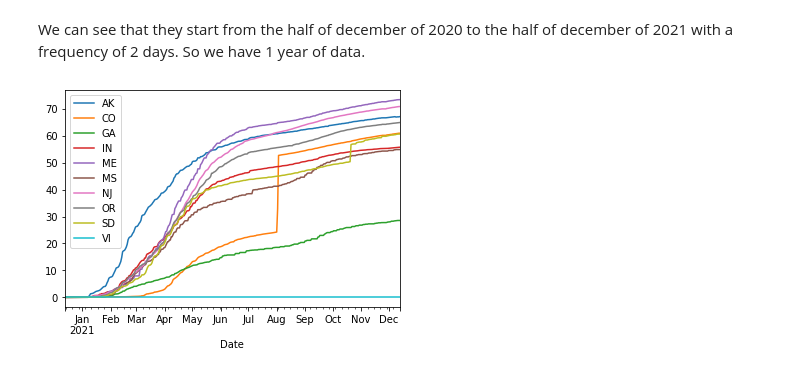
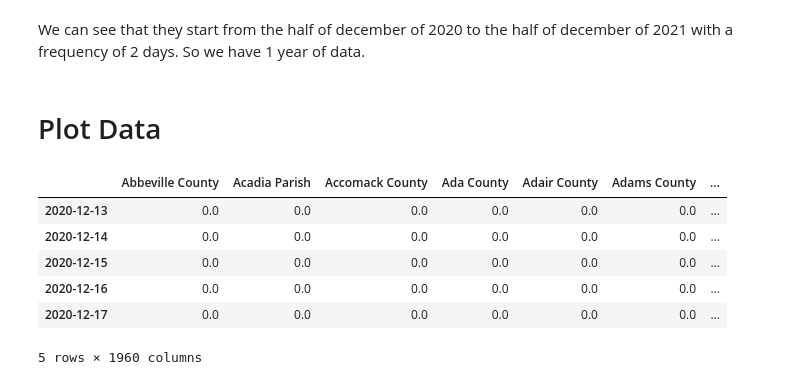
Before and after one commit to IusztinPaul/impact-covid-vaccine-usa, a Jupyter notebook: evolution.ipynb, the cells around one changed output. Saved outputs shown, nothing was run; the diff lists cells and outputs as text; code cells hidden in the pictures.

```diff
--- a/evolution.ipynb
+++ b/evolution.ipynb
@@ -200,24 +230,21 @@ A total of: 366
  '2021-12-12T00:00:00.000000000' '2021-12-13T00:00:00.000000000']
 # %% [markdown]
 We can see that they start from the half of december of 2020 to the half of december of 2021 with a frequency of 2 days. So we have 1 year of data.
-# %%
-parsed_groups = dict()
-state_groups = data.groupby('Recip_State')
-for idx, (group_name, group) in enumerate(state_groups):
-    # In a state there are multiple counties. Aggregate those with a mean operator.
-    # Values from the same counties will have the same date.
-    # This operation will also set the Date as the index.
-    state_group = group.groupby('Date').mean()
-    # Fill possible NaN values with the edges.
-    state_group.fillna('bfill', inplace=True)
-    state_group.fillna('ffill', inplace=True)
-
-    assert state_group.isnull().values.any().item() is False
-
-    parsed_groups[group_name] = state_group
-
-    if idx % 6 == 0:
-        state_group['Series_Complete_18PlusPop_Pct'].plot(label=group_name)
-    plt.legend()
-# %% [output]
-[figure, removed]
+# %%
+parsed_groups = dict()
+state_groups = data.groupby('Recip_County')
+for idx, (group_name, group) in enumerate(state_groups):
+    # Set the Date as index & drop duplicates.
+    group.set_index('Date', drop=True, inplace=True)
+    group = group[~group.index.duplicated(keep='first')]
+
+    # Reconstruct the DF with all the possible dates for consistency .
+    template_df = pd.DataFrame(index=dates, columns=group.columns)
+    template_df.update(group)
+    # Fill possible NaN values with the edges.
+    group.fillna('bfill', inplace=True)
+    group.fillna('ffill', inplace=True)
+
+    parsed_groups[group_name] = template_df
+# %% [markdown]
+# Plot Data
@@ -223,0 +309,12 @@ for idx, (group_name, group) in enumerate(state_groups):
+# %%
+data18_65 = {k: v['Series_Complete_18PlusPop_Pct'] for k, v in parsed_groups.items()}
+data18_65 = pd.DataFrame(index=dates, columns=list(data18_65.keys()), data=data18_65)
+data18_65.head()
+# %% [output]
+|  | Abbeville County | Acadia Parish | Accomack County | Ada County | Adair County | Adams County | ... |
+| 2020-12-13 | 0.0 | 0.0 | 0.0 | 0.0 | 0.0 | 0.0 | ... |
+| 2020-12-14 | 0.0 | 0.0 | 0.0 | 0.0 | 0.0 | 0.0 | ... |
+| 2020-12-15 | 0.0 | 0.0 | 0.0 | 0.0 | 0.0 | 0.0 | ... |
+| 2020-12-16 | 0.0 | 0.0 | 0.0 | 0.0 | 0.0 | 0.0 | ... |
+| 2020-12-17 | 0.0 | 0.0 | 0.0 | 0.0 | 0.0 | 0.0 | ... |
+5 rows × 1960 columns
```
Also changed, not shown: parts of 19 cells of this notebook, 1 other file.
